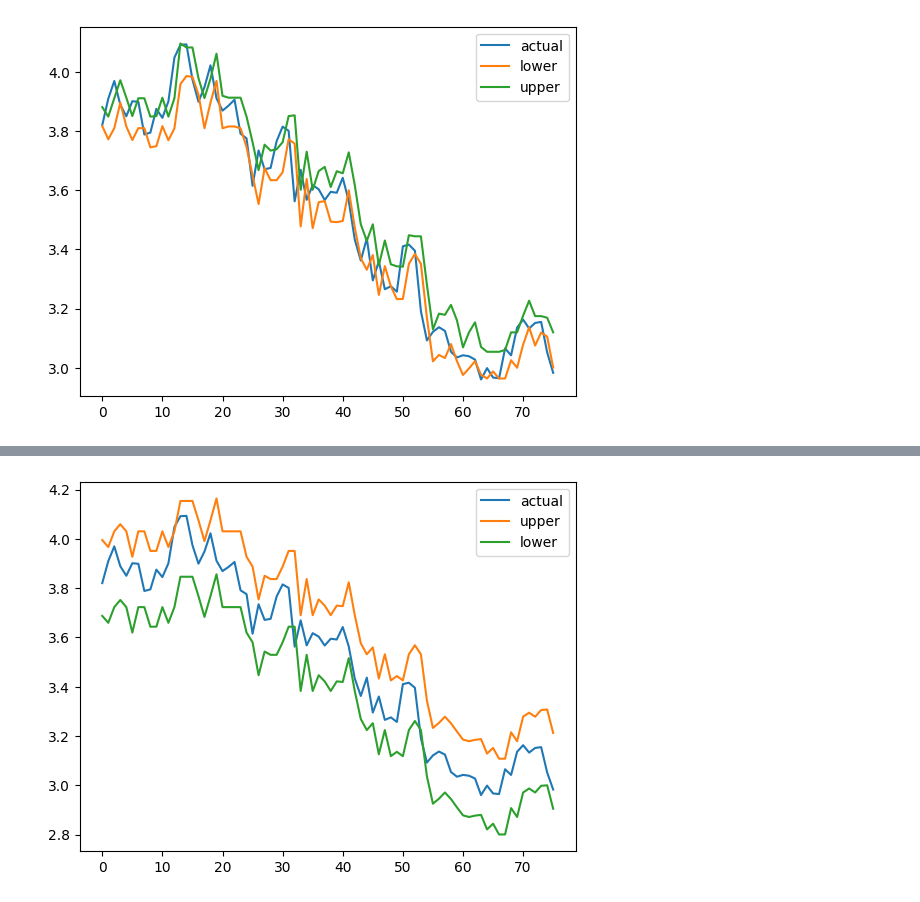
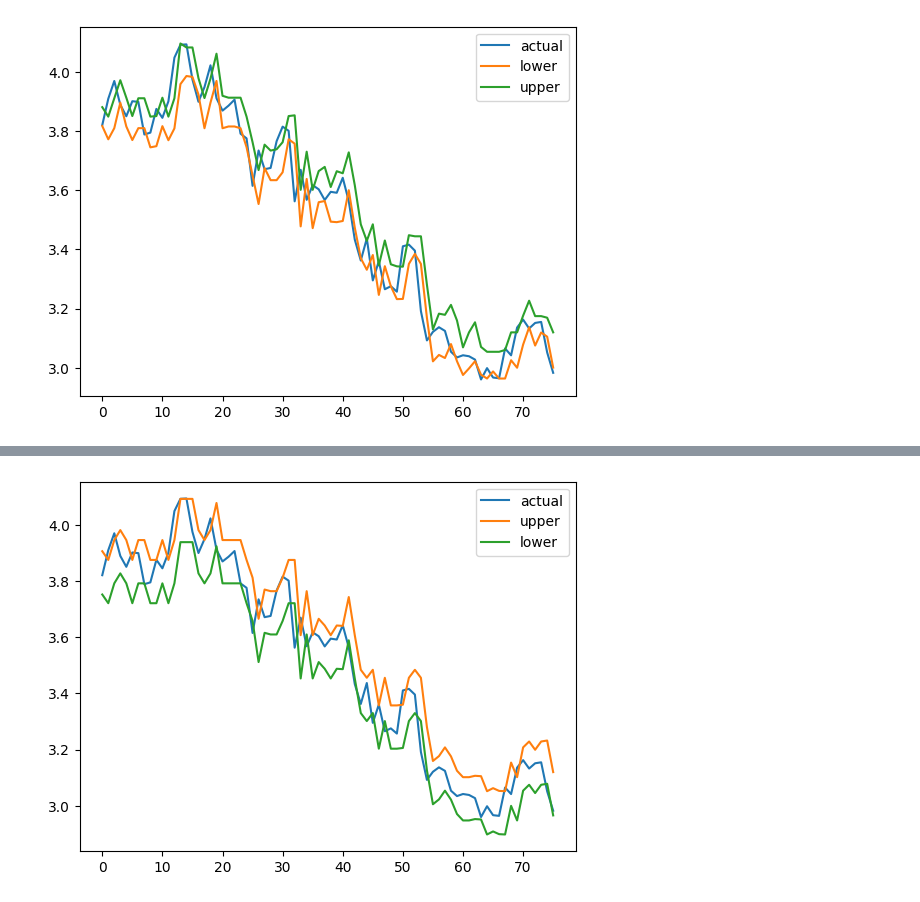
Before and after one commit to jacksonhk/UBS-data, a Jupyter notebook: SwapRateModel.ipynb, the cells around one changed output, grey strips where cells are left out. Drawn from its saved outputs; the diff is of its cells as text; code cells hidden in the pictures.

```diff
--- a/SwapRateModel.ipynb
+++ b/SwapRateModel.ipynb
@@ -362,21 +362,21 @@ y_lower = y_pred - error
 # %%
 y_2y = data[data['Tenor'] == 2.0][target]
 X_2y = data[data['Tenor'] == 2.0][features]
 X_train, X_2y, y_train, y_2y = train_test_split(X_2y, y_2y, test_size=0.1, random_state = seed, shuffle=False)
 y_pred2y = model.predict(X_2y)
-coef = 2
+coef = 1
 y_2y.reset_index(inplace = True, drop = True)
 # plot prediction vs actual
 plt.plot(y_2y, label='actual')
 #plt.plot(y_pred2y, label='prediction')
 plt.plot(y_pred2y + coef* error, label='upper')
 plt.plot(y_pred2y - coef*error, label='lower')
 # show the legend
 plt.legend()
 # show the plot
 plt.show()
 # %% [output]
-[figure, old version]
+[figure, new version]
 # %%
 # compute the prediction error vector on the validation set
 validation_error = abs(model.predict(X_val) - y_val)
```
Also changed, not shown: parts of 21 cells of this notebook.
